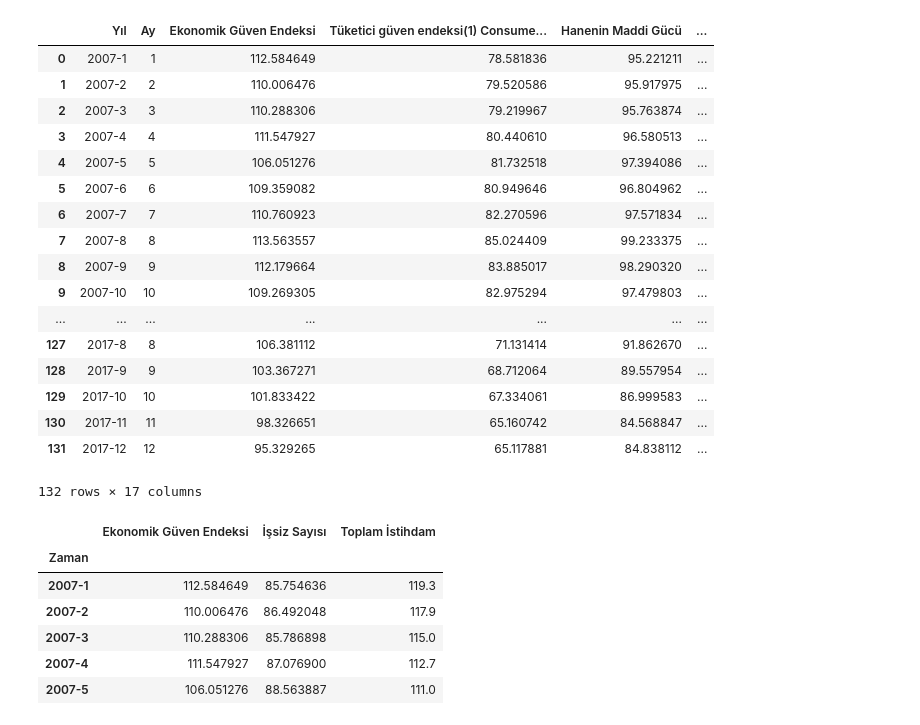
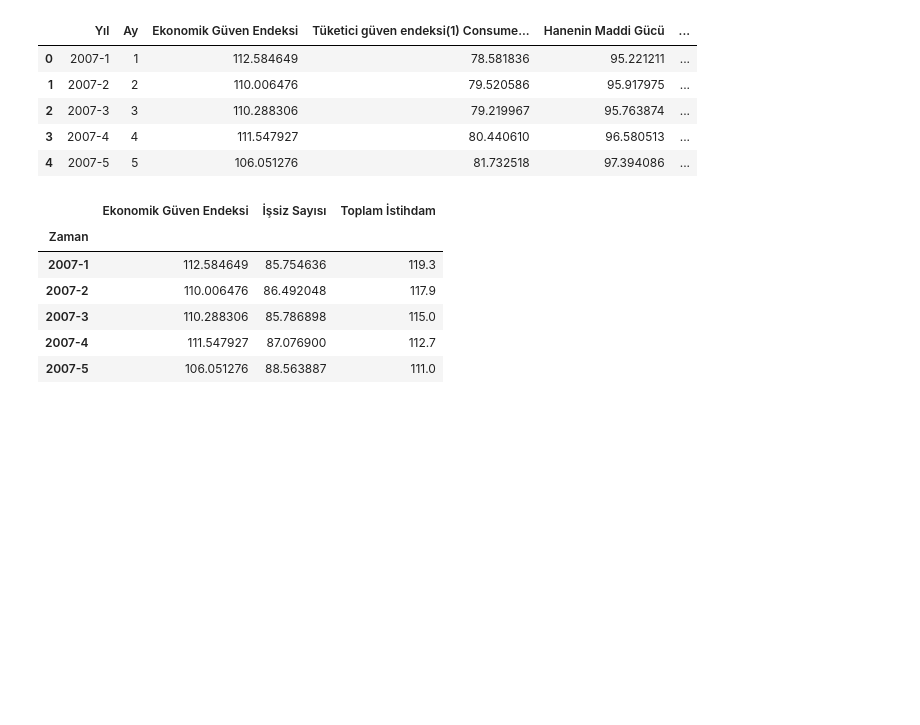
Before and after one commit to beratgumus/ConsumerConfidenceIndexEstimation, a Jupyter notebook: Proje2.ipynb, the cells around one changed output. Saved outputs shown, nothing was run; the diff lists cells and outputs as text; code cells hidden in the pictures; blank space fills up the shorter version.

```diff
--- a/Proje2.ipynb
+++ b/Proje2.ipynb
@@ -29,34 +31,23 @@ tge_ege_init.rename(columns={'Unnamed: 0': 'Yıl',
                             'Hanenin\nmaddi\ndurum beklentisi\n(gelecek 12 aylık \ndönemde)(2) \nFinancial\nsituation\nexpectation\nof household \n(over the next\n12 months)(2) ':'Hanenin Maddi Gücü'}, inplace=True)
 #list(tge_ege)
 # %%
+# Some process to obtain desired index to merge with other datasets
 tge_ege_init.fillna(-1,inplace=True)
 tge_ege_init['Yıl'] = tge_ege_init['Yıl'].astype(int).astype('str')
 for index, row in tge_ege_init.iterrows():
     val = row['Yıl']
     if val == '-1':
         tge_ege_init.at[index, 'Yıl'] =  str(int(year)) +'-'+ str(int(row['Ay']))
     else:
         year=row['Yıl']
         tge_ege_init.at[index, 'Yıl'] =  str(int(year)) +'-'+ str(int(row['Ay']))
 
-tge_ege_init
+tge_ege_init.head()
 # %% [output]
 |  | Yıl | Ay | Ekonomik Güven Endeksi | Tüketici güven endeksi(1) Consume... | Hanenin Maddi Gücü | ... |
 | 0 | 2007-1 | 1 | 112.584649 | 78.581836 | 95.221211 | ... |
 | 1 | 2007-2 | 2 | 110.006476 | 79.520586 | 95.917975 | ... |
 | 2 | 2007-3 | 3 | 110.288306 | 79.219967 | 95.763874 | ... |
 | 3 | 2007-4 | 4 | 111.547927 | 80.440610 | 96.580513 | ... |
 | 4 | 2007-5 | 5 | 106.051276 | 81.732518 | 97.394086 | ... |
-| 5 | 2007-6 | 6 | 109.359082 | 80.949646 | 96.804962 | ... |
-| 6 | 2007-7 | 7 | 110.760923 | 82.270596 | 97.571834 | ... |
-| 7 | 2007-8 | 8 | 113.563557 | 85.024409 | 99.233375 | ... |
-| 8 | 2007-9 | 9 | 112.179664 | 83.885017 | 98.290320 | ... |
-| 9 | 2007-10 | 10 | 109.269305 | 82.975294 | 97.479803 | ... |
-| ... | ... | ... | ... | ... | ... | ... |
-| 127 | 2017-8 | 8 | 106.381112 | 71.131414 | 91.862670 | ... |
-| 128 | 2017-9 | 9 | 103.367271 | 68.712064 | 89.557954 | ... |
-| 129 | 2017-10 | 10 | 101.833422 | 67.334061 | 86.999583 | ... |
-| 130 | 2017-11 | 11 | 98.326651 | 65.160742 | 84.568847 | ... |
-| 131 | 2017-12 | 12 | 95.329265 | 65.117881 | 84.838112 | ... |
-132 rows × 17 columns
 # %%
```
Also changed, not shown: parts of 18 cells of this notebook.
